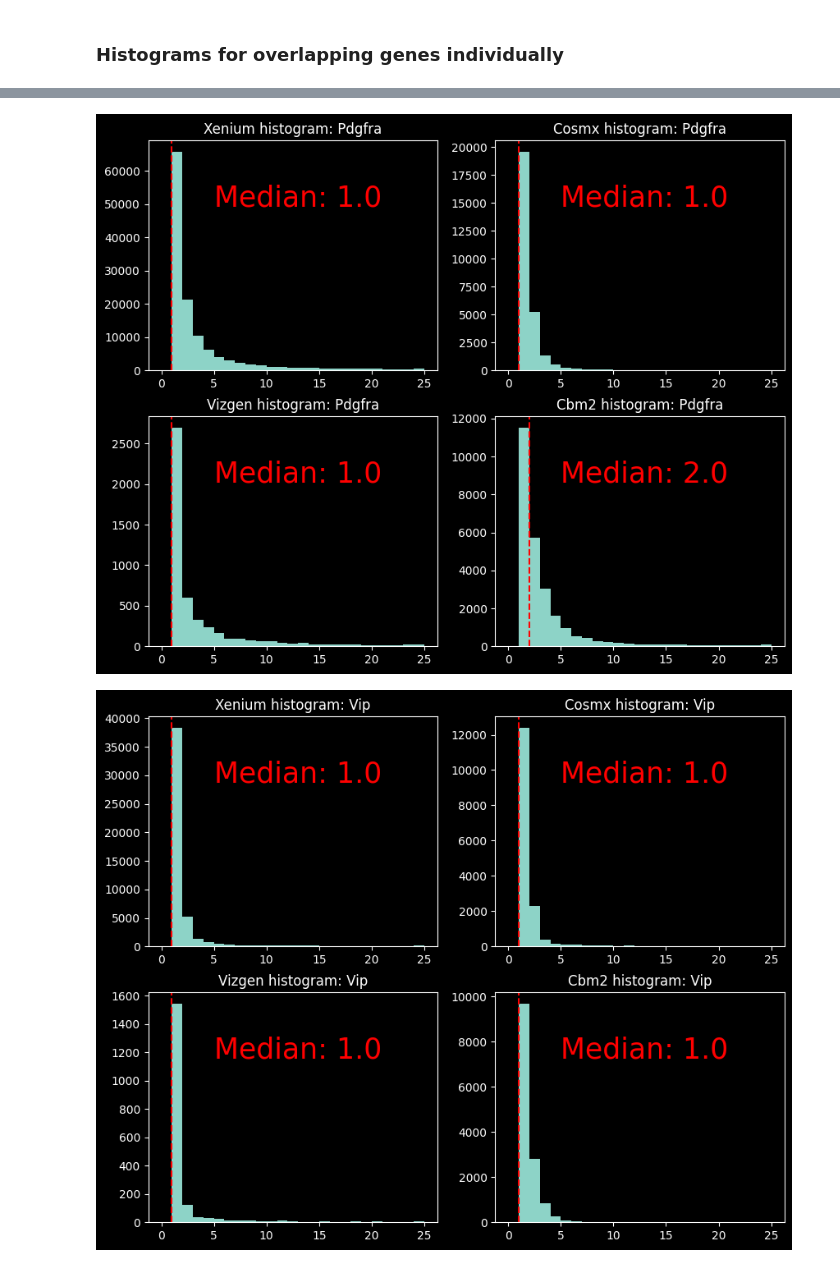
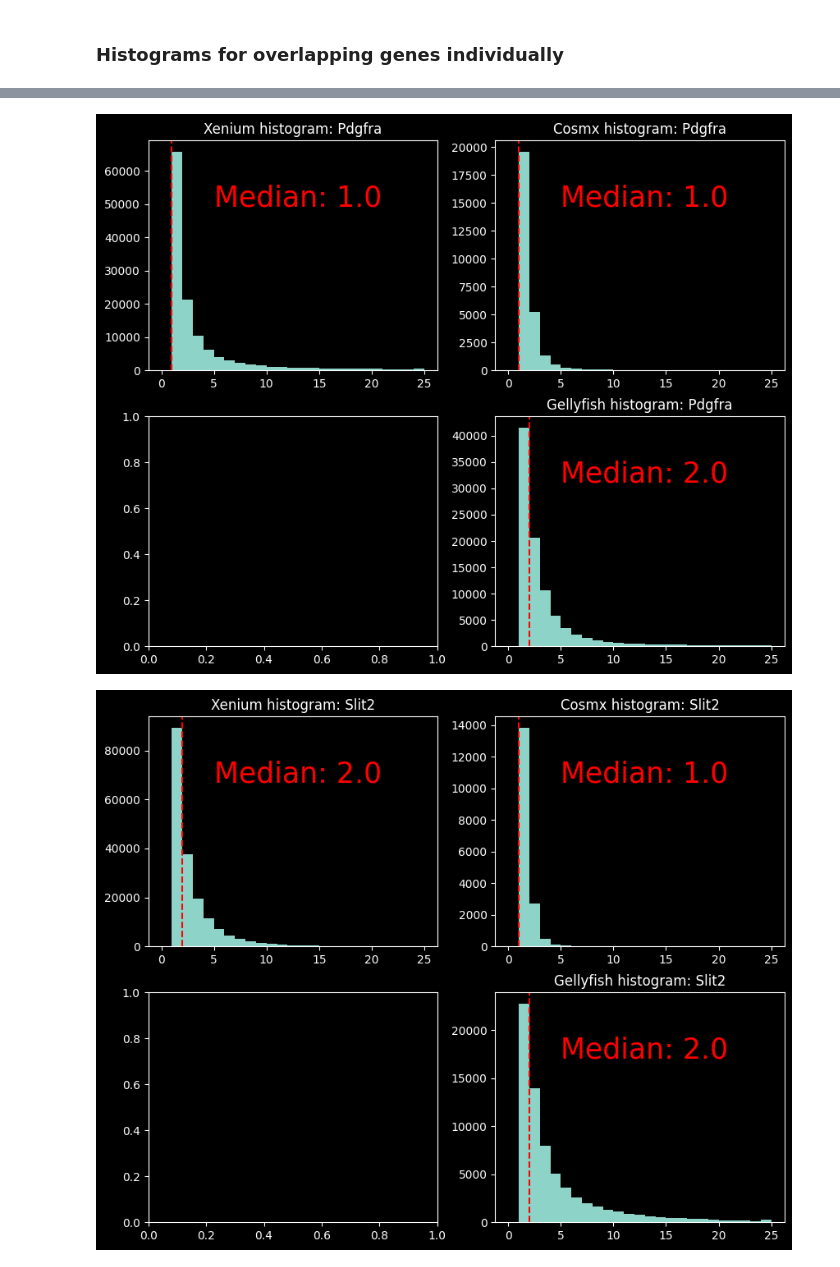
Before and after one commit to krisalejo/scRNA-seq-tech-comparisons, a Jupyter notebook: Transcripts per cell - revised.ipynb, the cells around one changed output, grey strips where cells are left out. Drawn from its saved outputs; the diff is of its cells as text; code cells hidden in the pictures.

```diff
--- a/Transcripts per cell - revised.ipynb
+++ b/Transcripts per cell - revised.ipynb
@@ -393,0 +275,3 @@ cbm2_cell_df
+# %%
+cbm5_cell_df = pd.DataFrame(cbm5_scdata.layers['Raw counts'], columns = cbm5_scdata.var.index)
+cbm5_cell_df
@@ -393,0 +292,3 @@ cbm2_cell_df
+# %%
+gellyfish_cell_df = pd.concat([cbm2_cell_df, cbm5_cell_df], ignore_index = True)
+gellyfish_cell_df
@@ -550,6 +493,7 @@ gene_overlap_list = ['Acta2',
  'Gpr17',
  'Npy2r',
  'Pdgfra',
+ 'Slit2',
  'Vip']
 # %% [markdown]
 # Xenium overlap
@@ -618,7 +541,7 @@ vizgen_overlap_filtered
 # %%
-cbm2_overlap = cbm2_cell_df.loc[:, [gene for gene in cbm2_cell_df.columns if gene in gene_overlap_list]]
-cbm2_overlap_filtered = cbm2_overlap[cbm2_overlap.sum(axis=1) != 0]
-cbm2_overlap_filtered
+gellyfish_overlap = gellyfish_cell_df.loc[:, [gene for gene in cbm2_cell_df.columns if gene in gene_overlap_list]]
+gellyfish_overlap_filtered = gellyfish_overlap[gellyfish_overlap.sum(axis=1) != 0]
+gellyfish_overlap_filtered
 # %% [output]
 |  | Acta2 | Aqp4 | Bdnf | Calb1 | Cldn5 | Fos | Gad1 | Gfap | Gpr17 | Npy2r | Pdgfra | ... |
 | 0 | 6 | 17 | 0 | 2 | 0 | 1 | 0 | 0 | 0 | 0 | 0 | ... |
@@ -859,9 +746,9 @@ Cbm2 median number of genes per cell 25.0
 for gene in gene_overlap_list:
     xenium_overlap_filtered_gene = xenium_overlap_filtered[gene][xenium_overlap_filtered[gene] != 0]
     cosmx_overlap_filtered_gene = cosmx_overlap_filtered[gene][cosmx_overlap_filtered[gene] != 0]
-    vizgen_overlap_filtered_gene = vizgen_overlap_filtered[gene][vizgen_overlap_filtered[gene] != 0]
-    cbm2_overlap_filtered_gene = cbm2_overlap_filtered[gene][cbm2_overlap_filtered[gene] != 0]
+    gellyfish_overlap_filtered_gene = gellyfish_overlap_filtered[gene][gellyfish_overlap_filtered[gene] != 0]
     fig, axs = plt.subplots(2,2, figsize = (10,8))
+
     counts, bins, _ = axs[0,0].hist(xenium_overlap_filtered_gene, bins = 25, range = (0,25))
     axs[0,0].axvline(xenium_overlap_filtered_gene.median(), color = 'red', linestyle = 'dashed', label = 'Median')
     axs[0,0].text(5, int(0.75 * np.max(counts)), f'Median: {xenium_overlap_filtered_gene.median()}', color = 'red', fontsize = 25)
@@ -872,19 +759,9 @@ for gene in gene_overlap_list:
     axs[0,1].text(5, int(0.75 * np.max(counts)), f'Median: {cosmx_overlap_filtered_gene.median()}', color = 'red', fontsize = 25)
     axs[0,1].set_title(f'Cosmx histogram: {gene}')
 
-    counts, bins, _ = axs[1,0].hist(vizgen_overlap_filtered_gene, bins = 25, range = (0,25))
-    axs[1,0].axvline(vizgen_overlap_filtered_gene.median(), color = 'red', linestyle = 'dashed', label = 'Median')
-    axs[1,0].text(5, int(0.75 * np.max(counts)), f'Median: {vizgen_overlap_filtered_gene.median()}', color = 'red', fontsize = 25)
-    axs[1,0].set_title(f'Vizgen histogram: {gene}')
-
-    counts, bins, _ = axs[1,1].hist(cbm2_overlap_filtered_gene, bins = 25, range = (0,25))
-    axs[1,1].axvline(cbm2_overlap_filtered_gene.median(), color = 'red', linestyle = 'dashed', label = 'Median')
-    axs[1,1].text(5, int(0.75 * np.max(counts)), f'Median: {cbm2_overlap_filtered_gene.median()}', color = 'red', fontsize = 25)
-    axs[1,1].set_title(f'Cbm2 histogram: {gene}')
+    counts, bins, _ = axs[1,1].hist(gellyfish_overlap_filtered_gene, bins = 25, range = (0,25))
+    axs[1,1].axvline(gellyfish_overlap_filtered_gene.median(), color = 'red', linestyle = 'dashed', label = 'Median')
+    axs[1,1].text(5, int(0.75 * np.max(counts)), f'Median: {gellyfish_overlap_filtered_gene.median()}', color = 'red', fontsize = 25)
+    axs[1,1].set_title(f'Gellyfish histogram: {gene}')
     plt.show()
-    #plt.text(50, 15000, f'Median: {int(vizgen_transcript_counts.median())}', color = 'red', fontsize = 25)
-    #plt.axvline(vizgen_transcript_counts.mean() - vizgen_transcript_counts.std(), color = 'green', linestyle = 'dashed', label = '-1 SD')
-    #plt.text(420, 100000, f'SD: {int(vizgen_transcript_counts.std())}', color = 'green', fontsize = 15)
-    #plt.axvline(vizgen_transcript_counts.mean() + vizgen_transcript_counts.std(), color = 'green', linestyle = 'dashed', label = '+1 SD')
-    #plt.title('Vizgen - Number of transcripts per cell')
 # %% [output]
@@ -901,2 +778,2 @@ for gene in gene_overlap_list:
-[figure, old version]
+[figure, new version]
-[figure, old version]
+[figure, new version]
```
Also changed, not shown: parts of 74 cells of this notebook, 1 other file.
